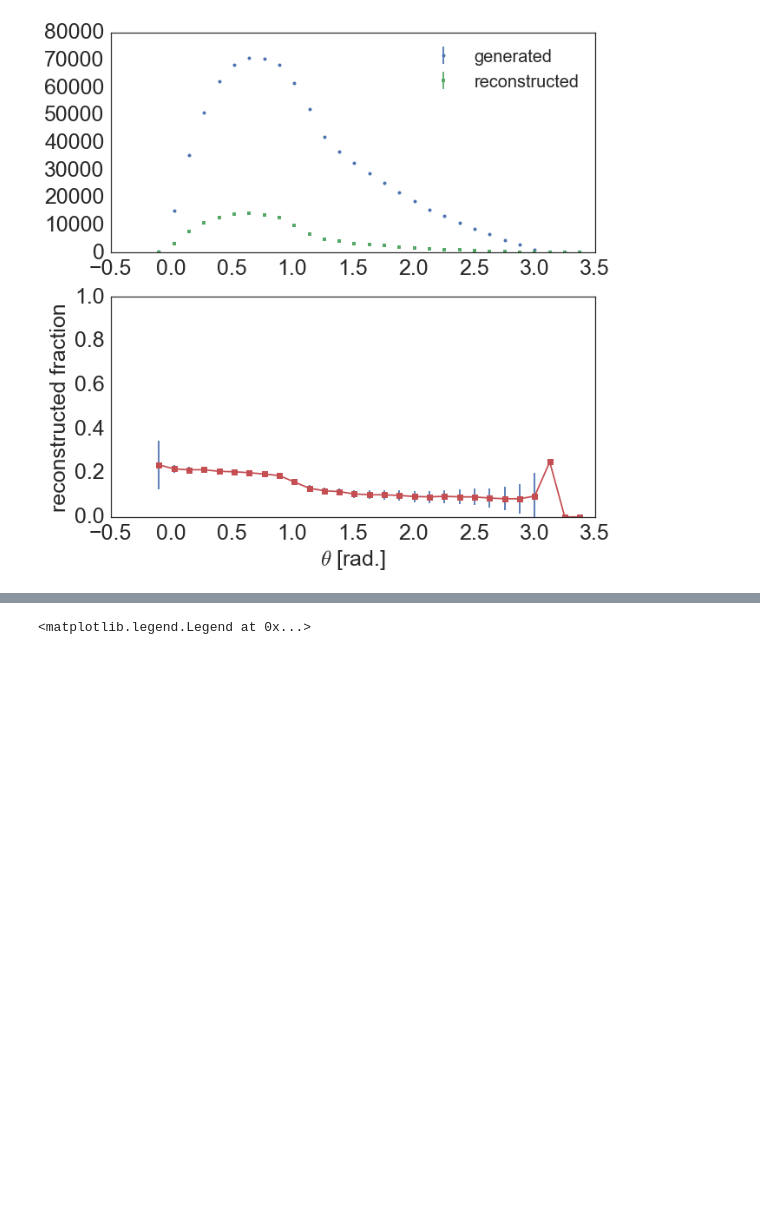
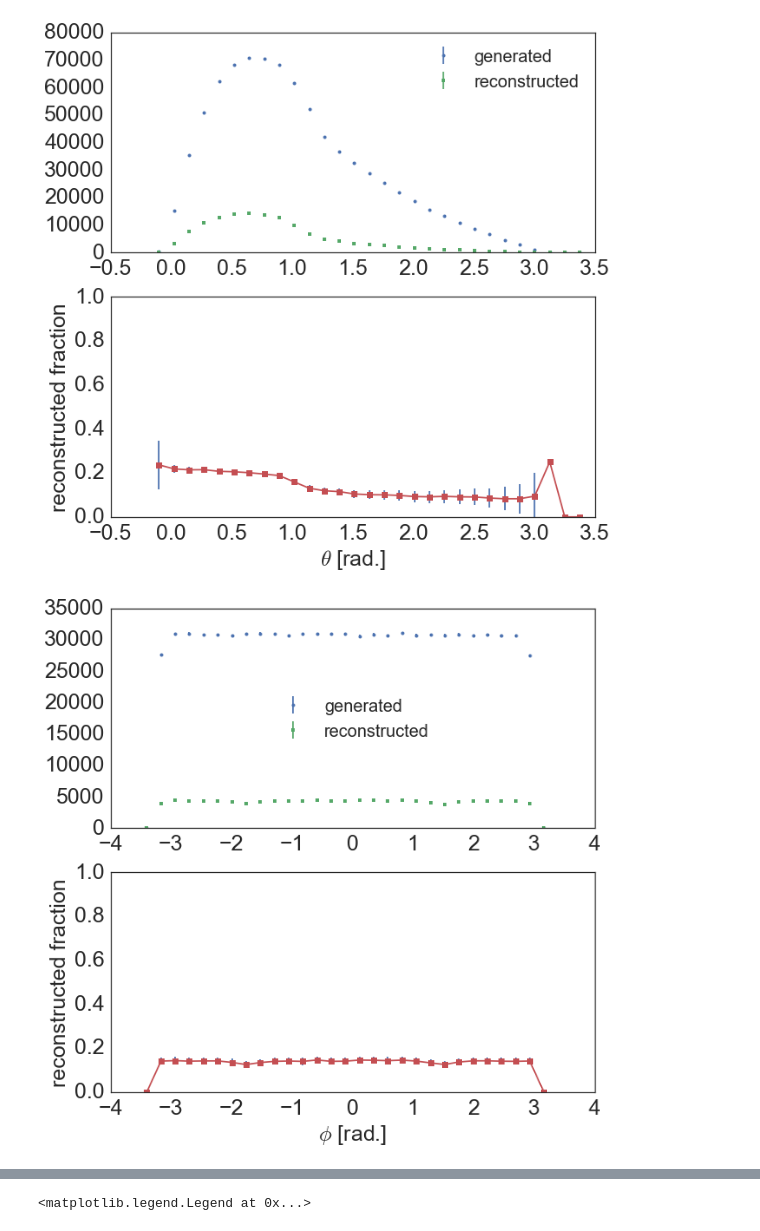
Before and after one commit to erezcoh4/AnalysisTreesInformation, a Jupyter notebook: AnaTreesPackage/notebooks/MC_BNB_anatrees_plots.ipynb, the cells around one changed output, grey strips where cells are left out. Saved outputs shown, nothing was run; the diff lists cells and outputs as text; code cells hidden in the pictures; blank space fills up the shorter version.

```diff
--- a/AnaTreesPackage/notebooks/MC_BNB_anatrees_plots.ipynb
+++ b/AnaTreesPackage/notebooks/MC_BNB_anatrees_plots.ipynb
@@ -131,3 +131,7 @@ MCBNB_gen
 uB_acceptace_1d( var='theta', x_label='$\\theta$ [rad.]', bins=np.linspace(-0.1,3.5,30),legend_loc='upper right' );
 # %% [output]
 [figure]
+# %%
+uB_acceptace_1d( var='phi', x_label='$\\phi$ [rad.]', bins=np.linspace(-3.4,3.4,30),legend_loc='center' );
+# %% [output]
+[figure, added]
```
Also changed, not shown: parts of 2 cells of this notebook, 3 other files.
